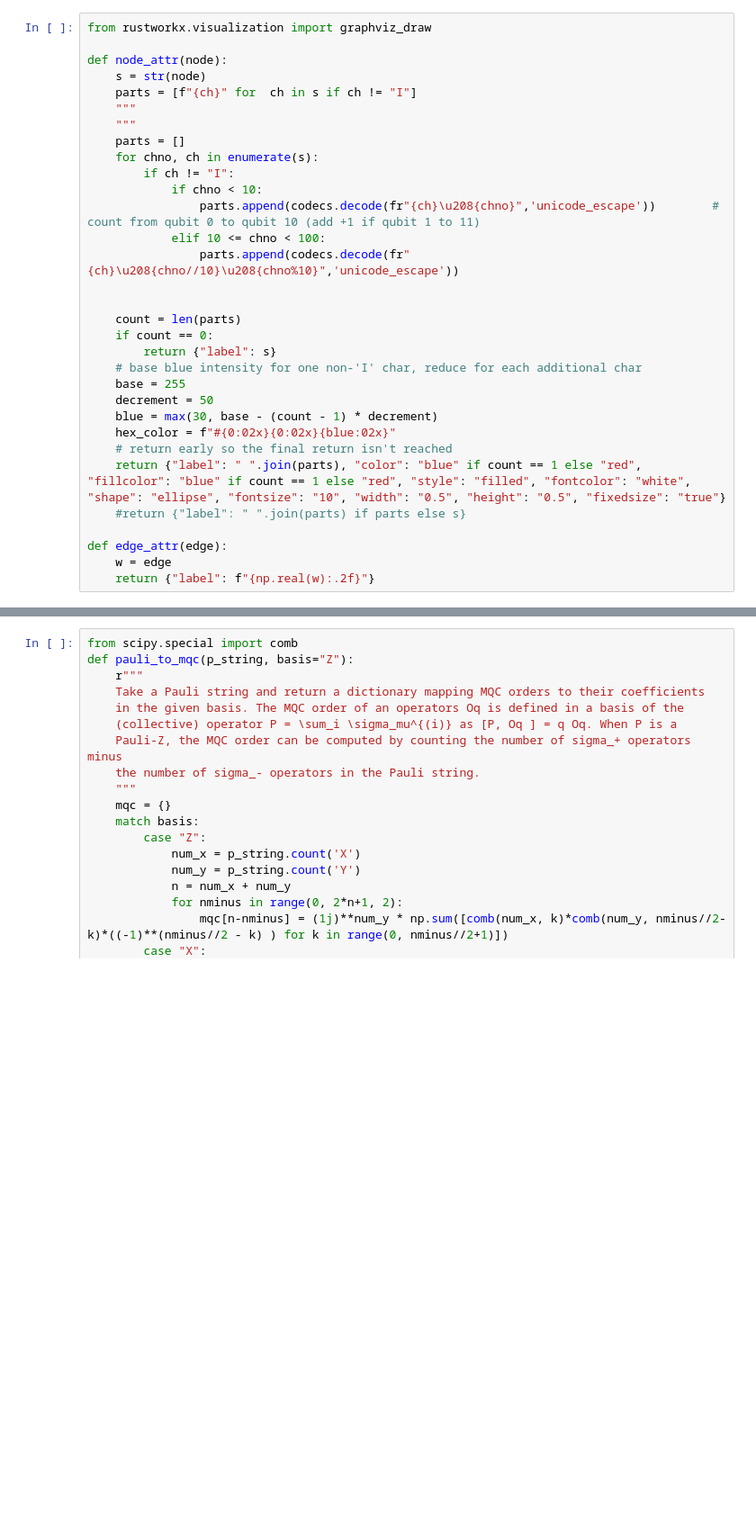
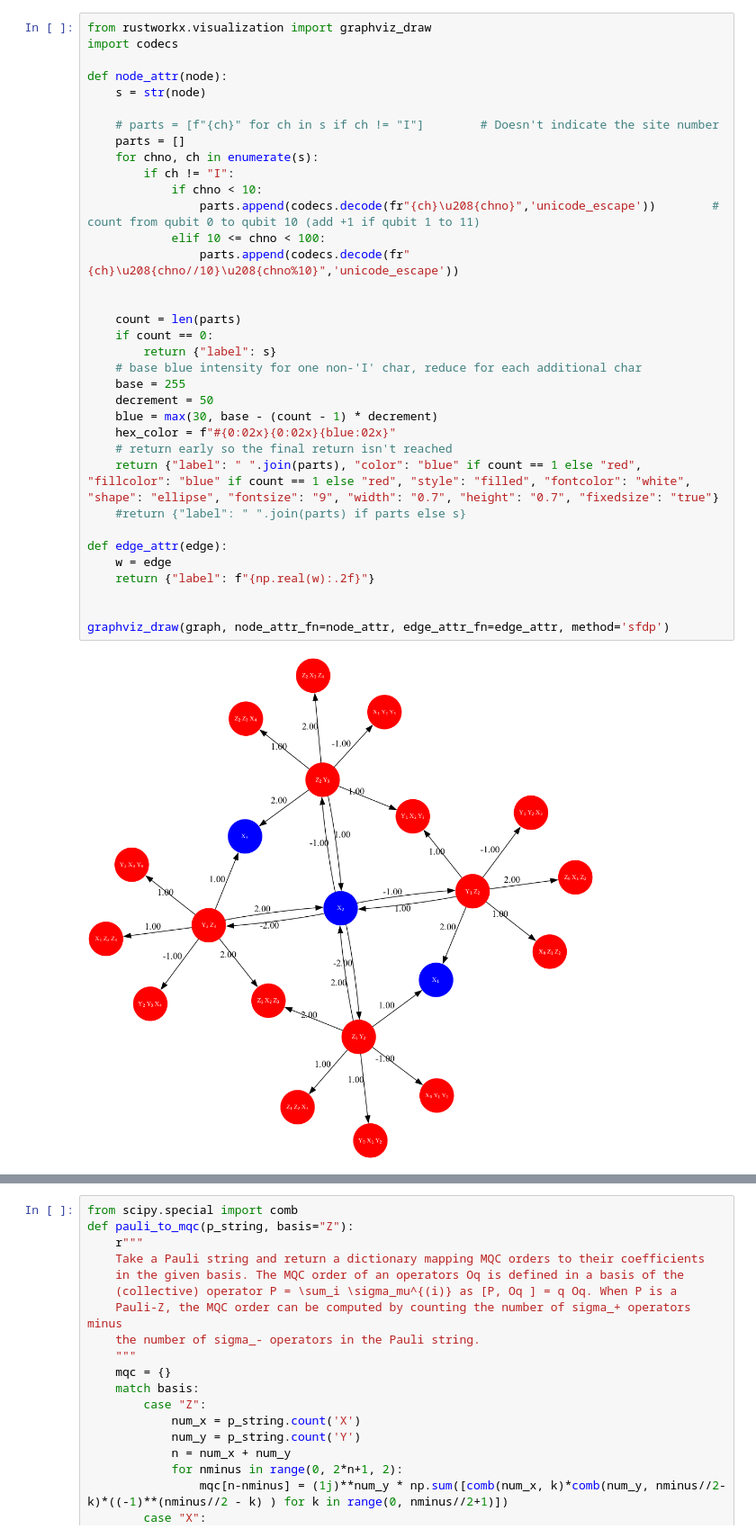
Before and after one commit to MasonBates/qeg-liouvillian, a Jupyter notebook: pauli_arr_testing.ipynb, the cells around one changed output, grey strips where cells are left out. Shown at 90% size. Saved outputs shown, nothing was run; the diff lists cells and outputs as text; blank space fills up the shorter version.

```diff
--- a/pauli_arr_testing.ipynb
+++ b/pauli_arr_testing.ipynb
@@ -240,33 +339,38 @@ graph, label_map = generate_louivillian_graph(padded_seed, ham, depth=2, max_nod
 # %%
 from rustworkx.visualization import graphviz_draw
+import codecs
 
 def node_attr(node):
     s = str(node)
-    parts = [f"{ch}" for  ch in s if ch != "I"]
-    """
-    """
+
+    # parts = [f"{ch}" for ch in s if ch != "I"]        # Doesn't indicate the site number
     parts = []
     for chno, ch in enumerate(s):
         if ch != "I":
             if chno < 10:
                 parts.append(codecs.decode(fr"{ch}\u208{chno}",'unicode_escape'))        # count from qubit 0 to qubit 10 (add +1 if qubit 1 to 11)
             elif 10 <= chno < 100:
                 parts.append(codecs.decode(fr"{ch}\u208{chno//10}\u208{chno%10}",'unicode_escape'))
 
 
     count = len(parts)
     if count == 0:
         return {"label": s}
     # base blue intensity for one non-'I' char, reduce for each additional char
     base = 255
     decrement = 50
     blue = max(30, base - (count - 1) * decrement)
     hex_color = f"#{0:02x}{0:02x}{blue:02x}"
     # return early so the final return isn't reached
-    return {"label": " ".join(parts), "color": "blue" if count == 1 else "red", "fillcolor": "blue" if count == 1 else "red", "style": "filled", "fontcolor": "white", "shape": "ellipse", "fontsize": "10", "width": "0.5", "height": "0.5", "fixedsize": "true"}
+    return {"label": " ".join(parts), "color": "blue" if count == 1 else "red", "fillcolor": "blue" if count == 1 else "red", "style": "filled", "fontcolor": "white", "shape": "ellipse", "fontsize": "9", "width": "0.7", "height": "0.7", "fixedsize": "true"}
     #return {"label": " ".join(parts) if parts else s}
 
 def edge_attr(edge):
     w = edge
     return {"label": f"{np.real(w):.2f}"}
+
+
+graphviz_draw(graph, node_attr_fn=node_attr, edge_attr_fn=edge_attr, method='sfdp')
+# %% [output]
+[figure, added]
 # %%
```
Also changed, not shown: parts of 57 cells of this notebook.
